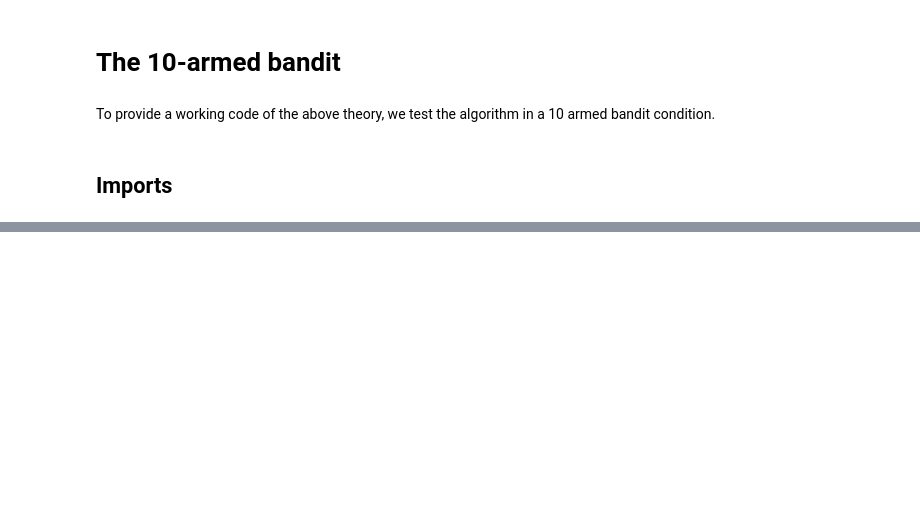
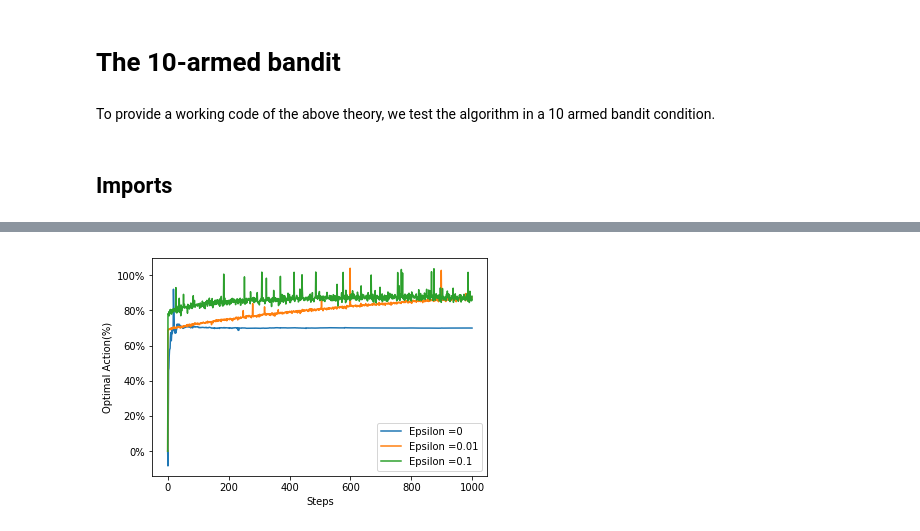
Before and after one commit to ShivangiAgarwal12/Reinforcement-Learning, a Jupyter notebook: Multi armed bandits/A k-armed bandit problem.ipynb, the cells around one changed output, grey strips where cells are left out. Saved outputs shown, nothing was run; the diff lists cells and outputs as text; code cells hidden in the pictures; blank space fills up the shorter version.

```diff
--- a/Multi armed bandits/A k-armed bandit problem.ipynb
+++ b/Multi armed bandits/A k-armed bandit problem.ipynb
@@ -205,0 +183,10 @@ ep_ucb
+# %%
+#%%plot graph of percentage of chossing optimal actions
+for reward1 in range(len(epsilon)):
+    ax = plt.plot(opt_act[reward1,:].T,label='Epsilon =' + str(epsilon[reward1]))
+    plt.xlabel('Steps')
+    plt.gca().set_yticklabels(['{:.0f}%'.format(x) for x in plt.gca().get_yticks()])
+    plt.ylabel('Optimal Action(%)')
+    plt.legend()
+# %% [output]
+[figure, added]
```
Also changed, not shown: parts of 7 cells of this notebook.
